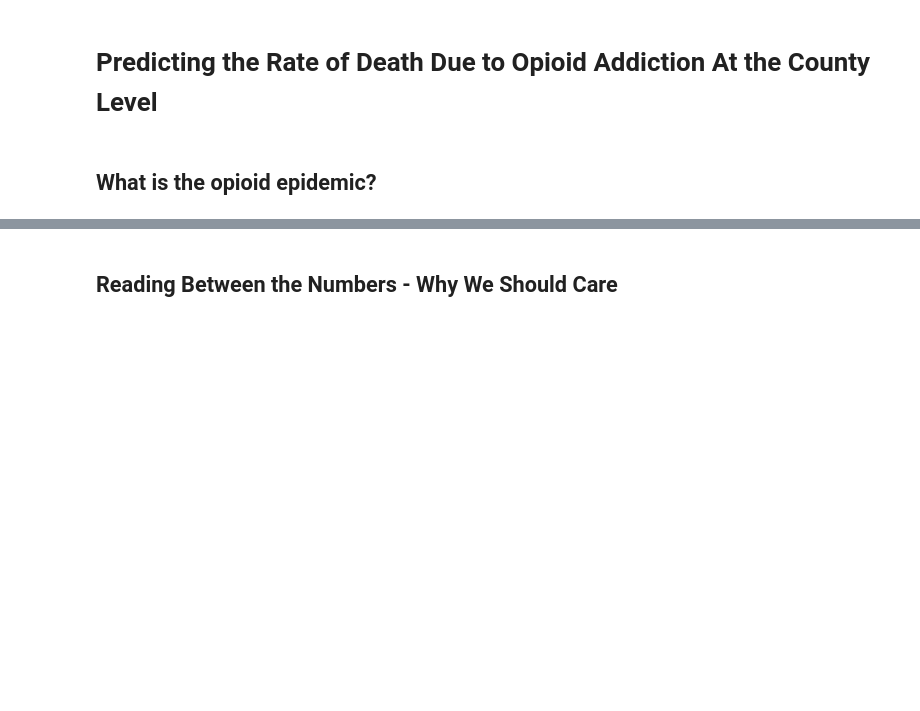
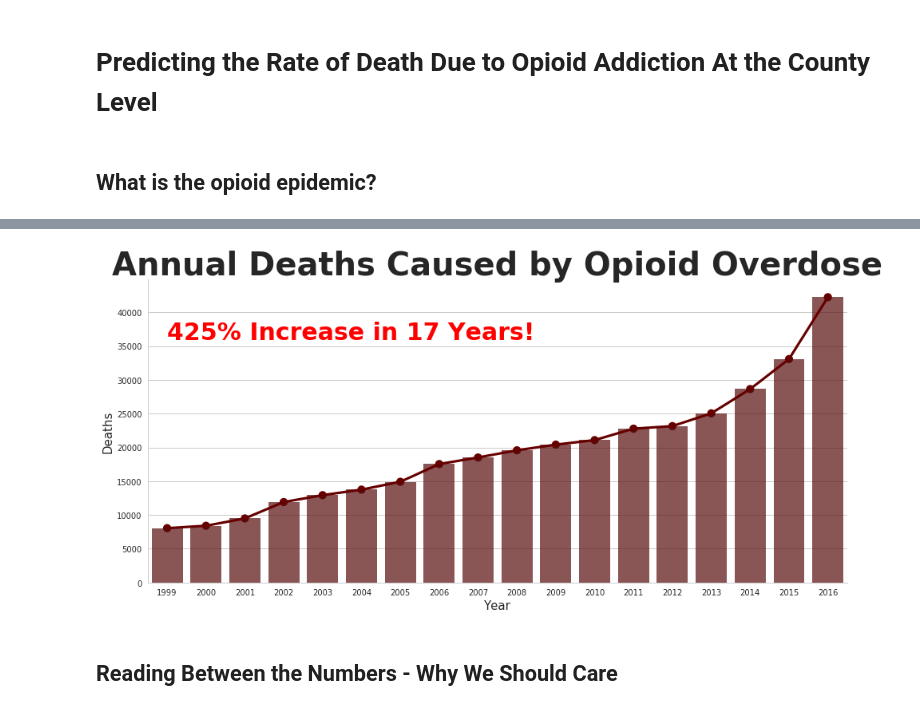
Before and after one commit to danielhanbitlee/Springboard, a Jupyter notebook: capstone_project/data_storytelling.ipynb, the cells around one changed output, grey strips where cells are left out. Saved outputs shown, nothing was run; the diff lists cells and outputs as text; code cells hidden in the pictures; blank space fills up the shorter version.

```diff
--- a/capstone_project/data_storytelling.ipynb
+++ b/capstone_project/data_storytelling.ipynb
@@ -40,3 +37,22 @@ plt.show()
+# %%
+# read in opioid death data with age, sex, and ethnicity information
+opioid_deaths = pd.read_csv('opioid_deaths.csv')
+
+# calculate sum of deaths by year
+totals = opioid_deaths.groupby('Year').Deaths.sum().reset_index()
+
+# bar plot with line plot overlaid
+g = sns.FacetGrid(totals, size = 6, aspect = 2.2)
+g = g.map(sns.barplot, 'Year', 'Deaths', color = '#660000', alpha = 0.7)
+g = g.map(sns.pointplot, 'Year', 'Deaths', color = '#660000')
+# g.set_axis_labels("Year","Deaths")
+plt.title('Annual Deaths Caused by Opioid Overdose', fontsize = 40, fontweight = 'bold')
+plt.xlabel("Year", fontsize = 15)
+plt.ylabel("Deaths", fontsize = 15)
+plt.text(x = 0, y = 36000, s = "425% Increase in 17 Years!", fontsize = 30, color = 'red', fontweight = 'bold')
+plt.show()
+# %% [output]
+[figure, added]
 # %% [markdown]
 ## Reading Between the Numbers - Why We Should Care
 # %% [markdown]
```
Also changed, not shown: parts of 6 cells of this notebook.
